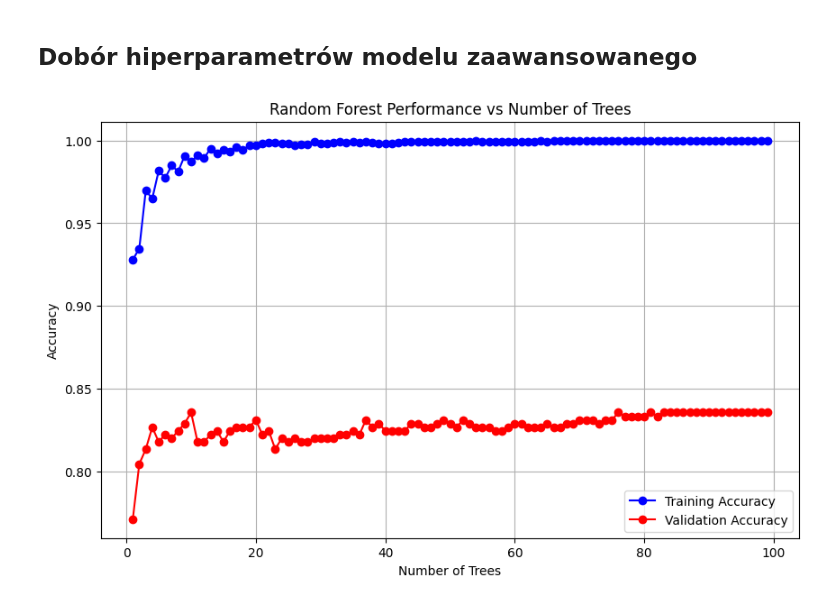
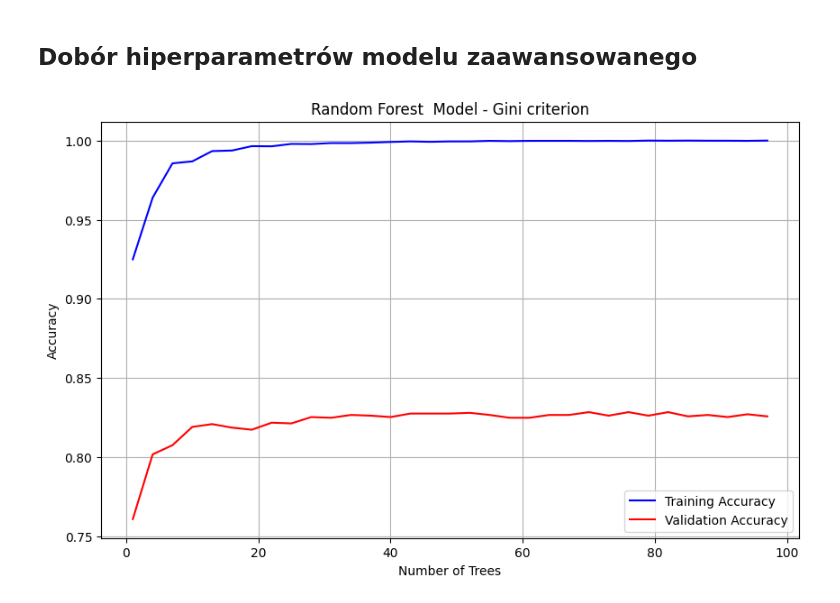
Before and after one commit to sz-aleksandra/premium-candidate-predictor, a Jupyter notebook: Dokumentacje/etap2/Raport z budowy modeli.ipynb, the cells around one changed output. Drawn from its saved outputs; the diff is of its cells as text; code cells hidden in the pictures.

```diff
--- a/Dokumentacje/etap2/Raport z budowy modeli.ipynb
+++ b/Dokumentacje/etap2/Raport z budowy modeli.ipynb
@@ -90,43 +103,34 @@ weighted avg       0.84      0.84      0.83       450
 # %%
-def load_data(base_path='data/'):
-    X_train = pd.read_csv(f'{base_path}X_train.csv')
-    X_val = pd.read_csv(f'{base_path}X_val.csv')
-    Y_train = pd.read_csv(f'{base_path}Y_train.csv')
-    Y_val = pd.read_csv(f'{base_path}Y_val.csv')
-    return X_train, X_val, Y_train, Y_val
+n_estimators_range = [*range(1,100)]
+number_to_sample = 10
+criterions = ["gini", "entropy", "log_loss"]
 
-def evaluate_rf_parameters():
-    X_train, X_val, Y_train, Y_val = load_data()
-
-    scaler = StandardScaler()
-    X_train_scaled = scaler.fit_transform(X_train)
-    X_val_scaled = scaler.transform(X_val)
-
-    n_estimators_range = [*range(1,100)]
+for criterion in criterions:
     train_scores = []
     val_scores = []
+    for n_estimators in tqdm(n_estimators_range,leave=False):
+        train_score = []
+        val_score = []
+        for i in range(number_to_sample):
+            rf_model = RandomForestClassifier(criterion=criterion,n_estimators=n_estimators, random_state=i+30)
+            rf_model.fit(X_train_scaled, Y_train.values.ravel())
 
-    for n_estimators in n_estimators_range:
-        rf_model = RandomForestClassifier(n_estimators=n_estimators, random_state=42)
-        rf_model.fit(X_train_scaled, Y_train.values.ravel())
+            train_pred = rf_model.predict(X_train_scaled)
+            val_pred = rf_model.predict(X_val_scaled)
+            train_score.append(accuracy_score(Y_train, train_pred))
+            val_score.append(accuracy_score(Y_val, val_pred))
 
-        train_pred = rf_model.predict(X_train_scaled)
-        val_pred = rf_model.predict(X_val_scaled)
-
-        train_scores.append(accuracy_score(Y_train, train_pred))
-        val_scores.append(accuracy_score(Y_val, val_pred))
+        train_scores.append(np.mean(train_score))
+        val_scores.append(np.mean(val_score))
 
     plt.figure(figsize=(10, 6))
     plt.plot(n_estimators_range, train_scores, '-', label='Training Accuracy', color='blue')
     plt.plot(n_estimators_range, val_scores, '-', label='Validation Accuracy', color='red')
     plt.xlabel('Number of Trees')
     plt.ylabel('Accuracy')
-    plt.title('Random Forest Hiperparameter Tuning')
+    plt.title(f'Random Forest  Model - {criterion} criterion')
     plt.grid(True)
     plt.legend()
     plt.show()
-
-if __name__ == "__main__":
-    evaluate_rf_parameters()
 # %% [output]
-[figure, old version]
+[figure, new version]
```
Also changed, not shown: parts of 2 cells of this notebook.
